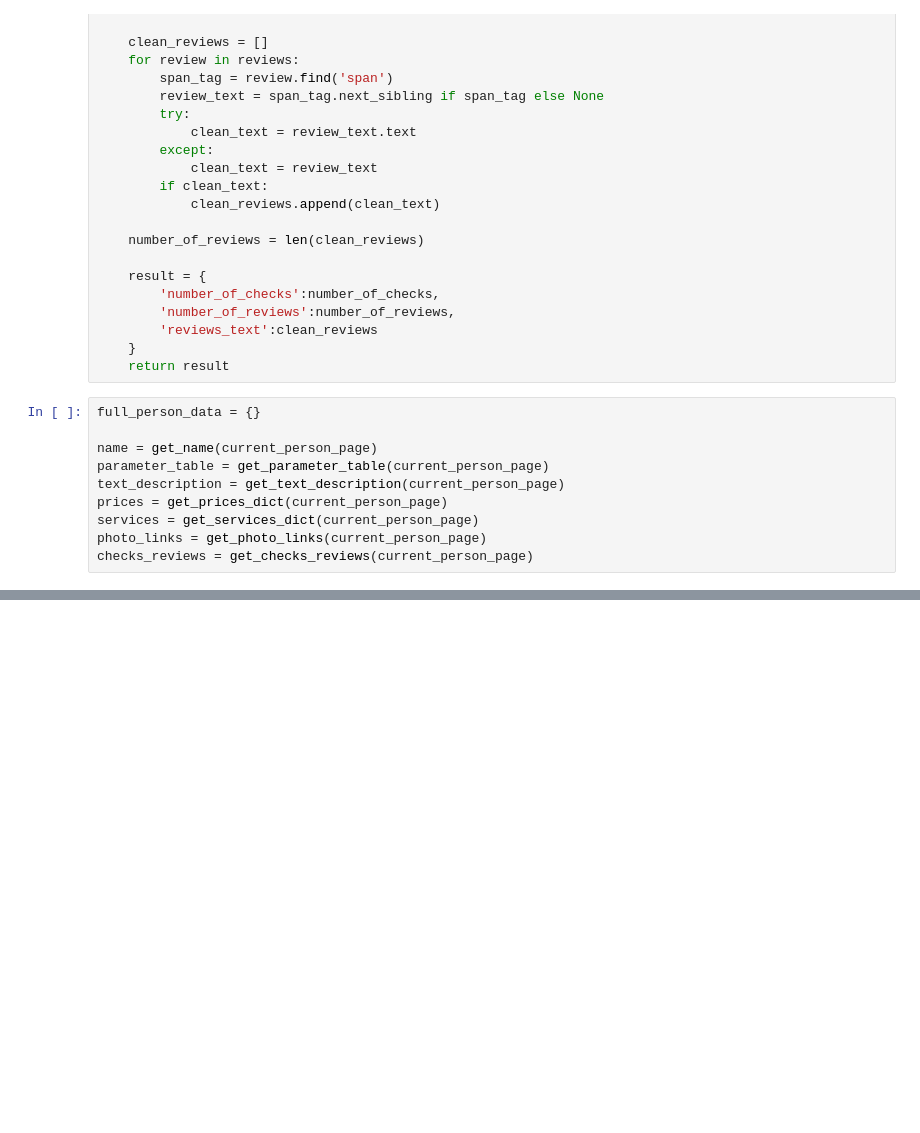
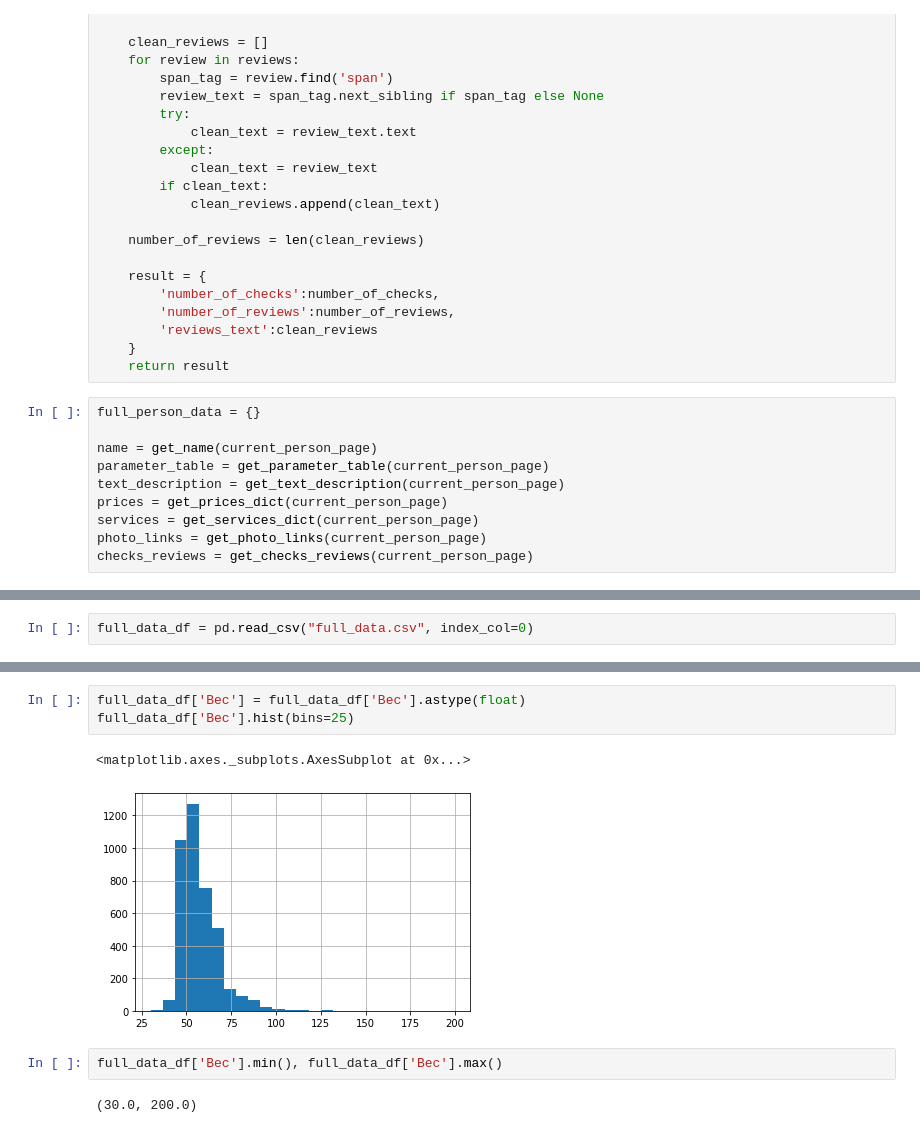
Before and after one commit to DmitrySerg/Data-Driven-Prostitutes, a Jupyter notebook: Parsers/Parser.ipynb, the cells around one changed output, grey strips where cells are left out. Drawn from its saved outputs; the diff is of its cells as text; blank space fills up the shorter version.

```diff
--- a/Parsers/Parser.ipynb
+++ b/Parsers/Parser.ipynb
@@ -271,0 +239,2 @@ pd.DataFrame(full_data).T.head(2)
+# %%
+full_data_df = pd.read_csv("full_data.csv", index_col=0)
@@ -271,0 +251,10 @@ pd.DataFrame(full_data).T.head(2)
+# %%
+full_data_df['Вес'] = full_data_df['Вес'].astype(float)
+full_data_df['Вес'].hist(bins=25)
+# %% [output]
+<matplotlib.axes._subplots.AxesSubplot at 0x...>
+[figure, added]
+# %%
+full_data_df['Вес'].min(), full_data_df['Вес'].max()
+# %% [output]
+(30.0, 200.0)
```
Also changed, not shown: parts of 21 cells of this notebook.
